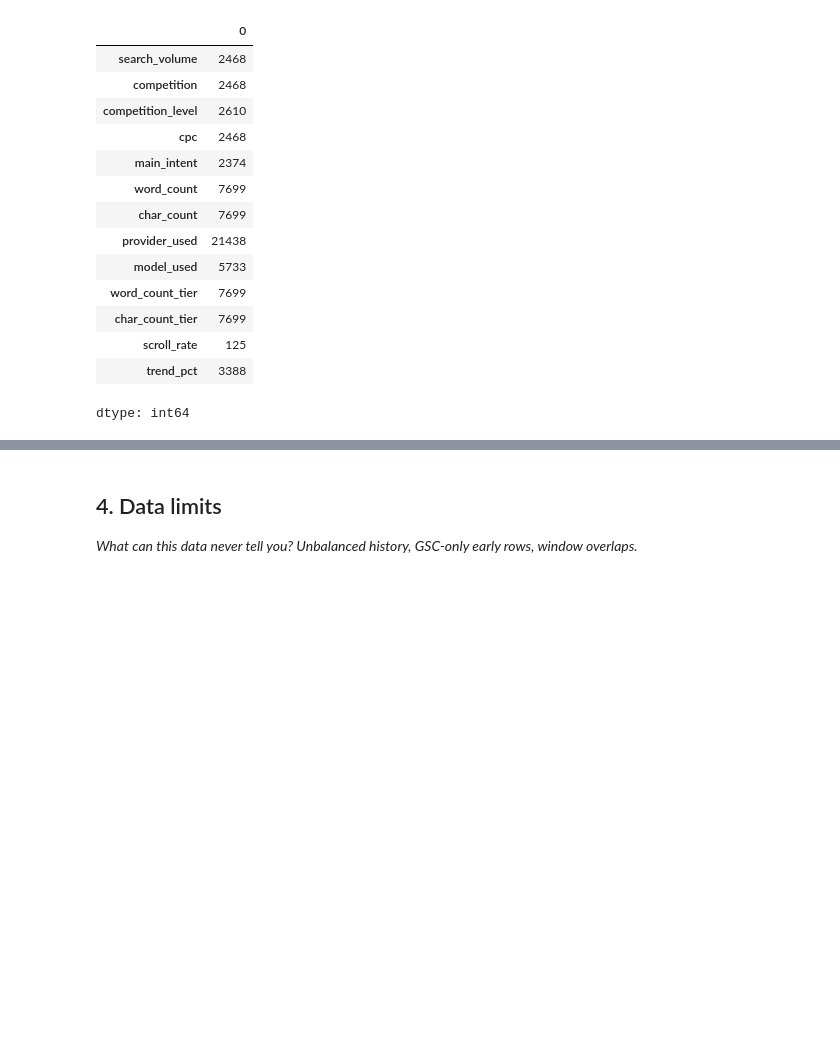
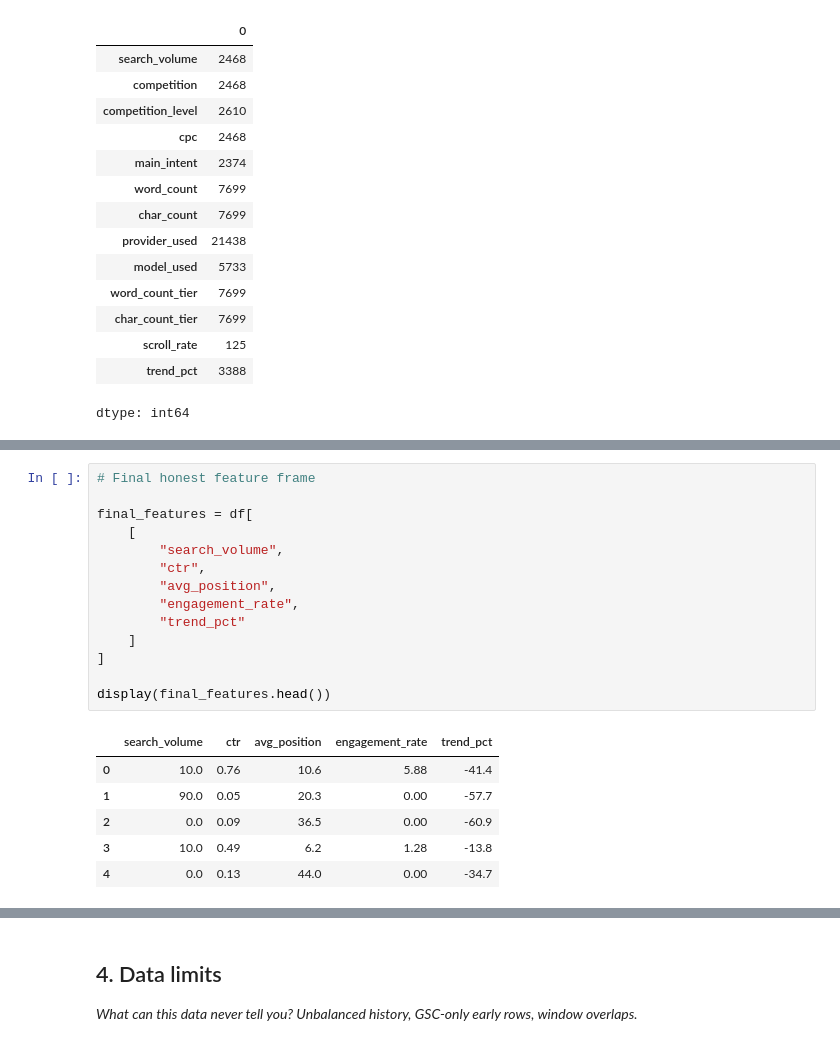
Before and after one commit to Eshaal356/flyrank-ml-internship, a Jupyter notebook: work/notebooks/w03_data_contract.ipynb, the cells around one changed output, grey strips where cells are left out. Drawn from its saved outputs; the diff is of its cells as text; blank space fills up the shorter version.

```diff
--- a/work/notebooks/w03_data_contract.ipynb
+++ b/work/notebooks/w03_data_contract.ipynb
@@ -216,0 +288,21 @@ For the initial ranking model, missingness itself may become a useful signal bec
+# %%
+# Final honest feature frame
+
+final_features = df[
+    [
+        "search_volume",
+        "ctr",
+        "avg_position",
+        "engagement_rate",
+        "trend_pct"
+    ]
+]
+
+display(final_features.head())
+# %% [output]
+|  | search_volume | ctr | avg_position | engagement_rate | trend_pct |
+| 0 | 10.0 | 0.76 | 10.6 | 5.88 | -41.4 |
+| 1 | 90.0 | 0.05 | 20.3 | 0.00 | -57.7 |
+| 2 | 0.0 | 0.09 | 36.5 | 0.00 | -60.9 |
+| 3 | 10.0 | 0.49 | 6.2 | 1.28 | -13.8 |
+| 4 | 0.0 | 0.13 | 44.0 | 0.00 | -34.7 |
```
Also changed, not shown: parts of 13 cells of this notebook.
